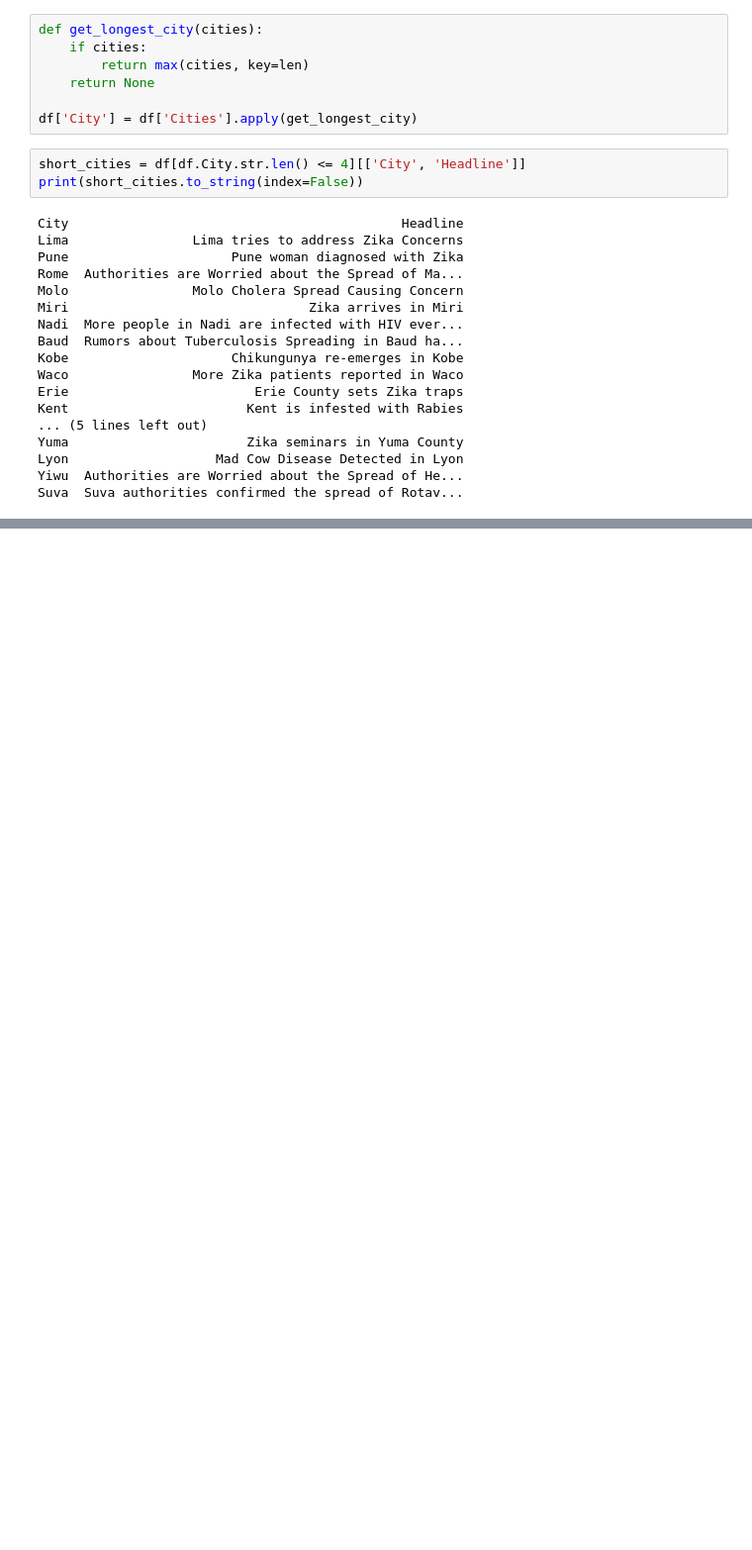
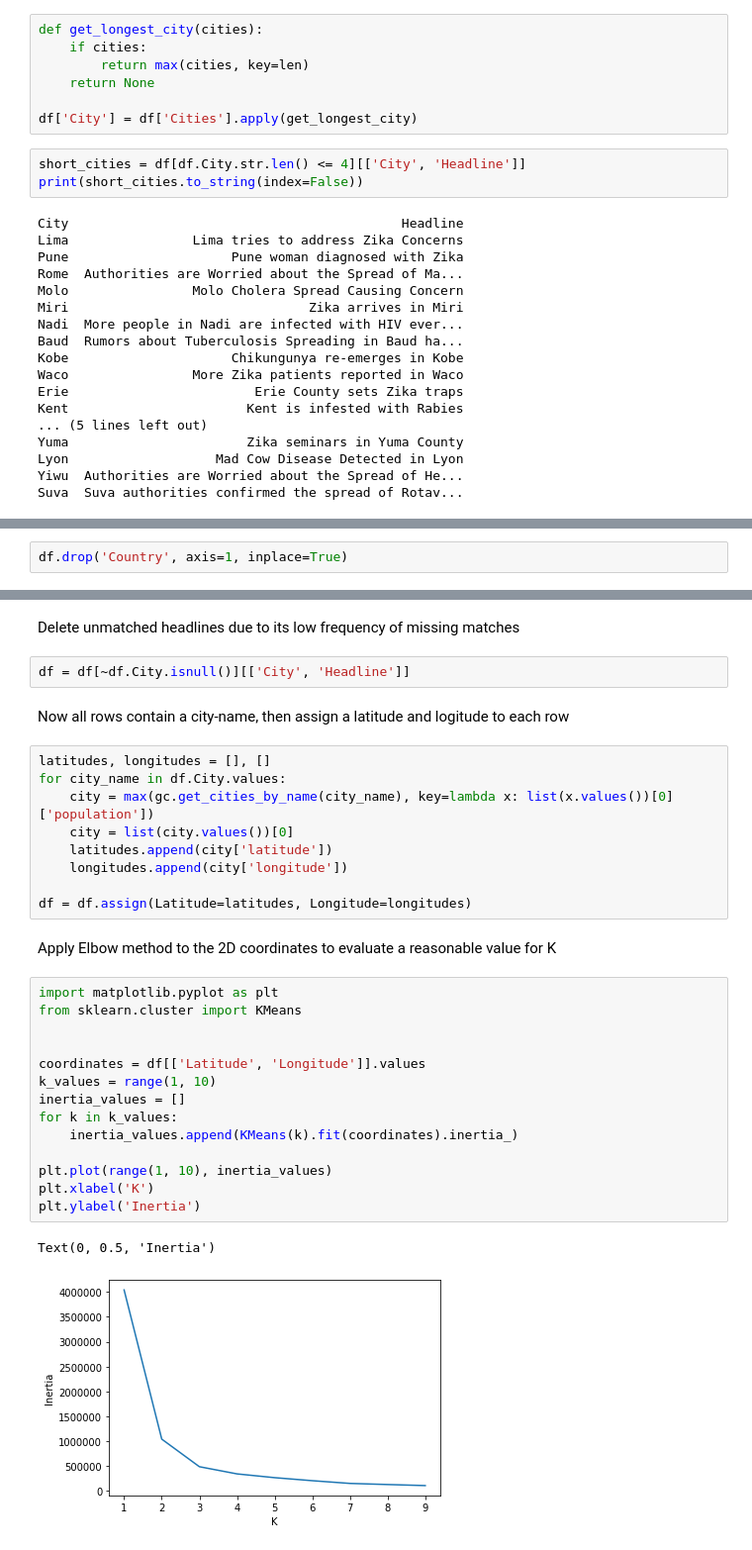
Before and after one commit to genekuo/data_science_examples, a Jupyter notebook: cs3_solution.ipynb, the cells around one changed output, grey strips where cells are left out. Shown at 99% size. Saved outputs shown, nothing was run; the diff lists cells and outputs as text; blank space fills up the shorter version.

```diff
--- a/cs3_solution.ipynb
+++ b/cs3_solution.ipynb
@@ -139,0 +165,2 @@ Suva  Suva authorities confirmed the spread of Rotav...
+# %%
+df.drop('Country', axis=1, inplace=True)
@@ -139,0 +186,34 @@ Suva  Suva authorities confirmed the spread of Rotav...
+# %% [markdown]
+Delete unmatched headlines due to its low frequency of missing matches
+# %%
+df = df[~df.City.isnull()][['City', 'Headline']]
+# %% [markdown]
+Now all rows contain a city-name, then assign a latitude and logitude to each row
+# %%
+latitudes, longitudes = [], []
+for city_name in df.City.values:
+    city = max(gc.get_cities_by_name(city_name), key=lambda x: list(x.values())[0]['population'])
+    city = list(city.values())[0]
+    latitudes.append(city['latitude'])
+    longitudes.append(city['longitude'])
+
+df = df.assign(Latitude=latitudes, Longitude=longitudes)
+# %% [markdown]
+Apply Elbow method to the 2D coordinates to evaluate a reasonable value for K
+# %%
+import matplotlib.pyplot as plt
+from sklearn.cluster import KMeans
+
+
+coordinates = df[['Latitude', 'Longitude']].values
+k_values = range(1, 10)
+inertia_values = []
+for k in k_values:
+    inertia_values.append(KMeans(k).fit(coordinates).inertia_)
+
+plt.plot(range(1, 10), inertia_values)
+plt.xlabel('K')
+plt.ylabel('Inertia')
+# %% [output]
+Text(0, 0.5, 'Inertia')
+[figure, added]
```
Also changed, not shown: parts of 30 cells of this notebook.
